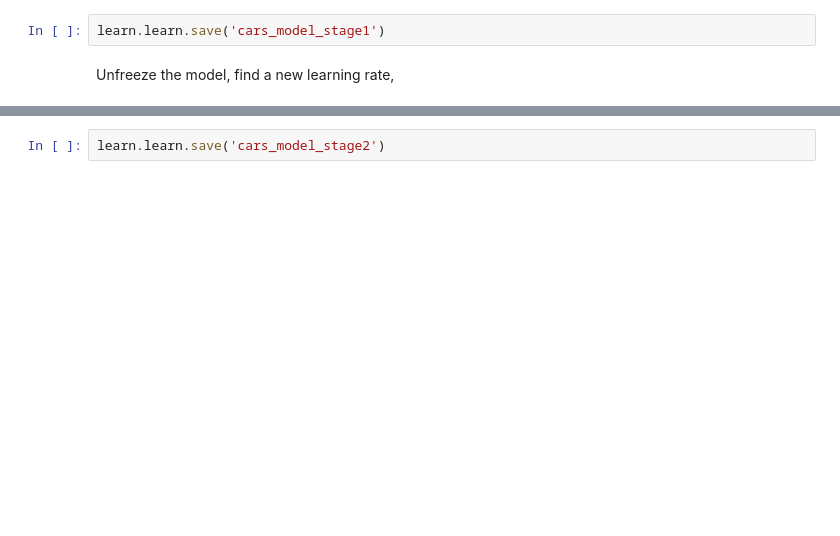
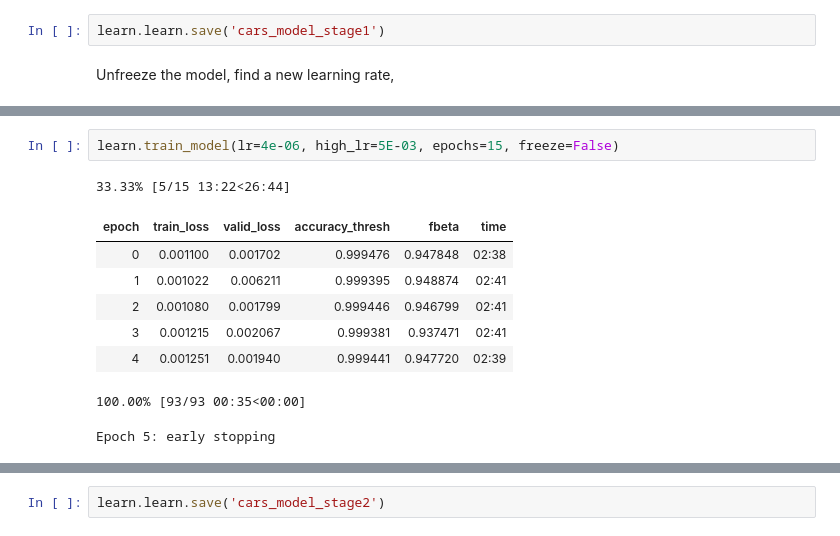
Before and after one commit to ArkAung/cardenity, a Jupyter notebook: Model Training.ipynb, the cells around one changed output, grey strips where cells are left out. Drawn from its saved outputs; the diff is of its cells as text; blank space fills up the shorter version.

```diff
--- a/Model Training.ipynb
+++ b/Model Training.ipynb
@@ -60,0 +79,12 @@ learn.train_model(lr=3e-06, high_lr=5E-03, epochs=1, freeze=False)
+# %%
+learn.train_model(lr=4e-06, high_lr=5E-03, epochs=15, freeze=False)
+# %% [output]
+33.33% [5/15 13:22<26:44]
+| epoch | train_loss | valid_loss | accuracy_thresh | fbeta | time |
+| 0 | 0.001100 | 0.001702 | 0.999476 | 0.947848 | 02:38 |
+| 1 | 0.001022 | 0.006211 | 0.999395 | 0.948874 | 02:41 |
+| 2 | 0.001080 | 0.001799 | 0.999446 | 0.946799 | 02:41 |
+| 3 | 0.001215 | 0.002067 | 0.999381 | 0.937471 | 02:41 |
+| 4 | 0.001251 | 0.001940 | 0.999441 | 0.947720 | 02:39 |
+100.00% [93/93 00:35<00:00]
+Epoch 5: early stopping
```
Also changed, not shown: parts of 7 cells of this notebook, 3 other files.
